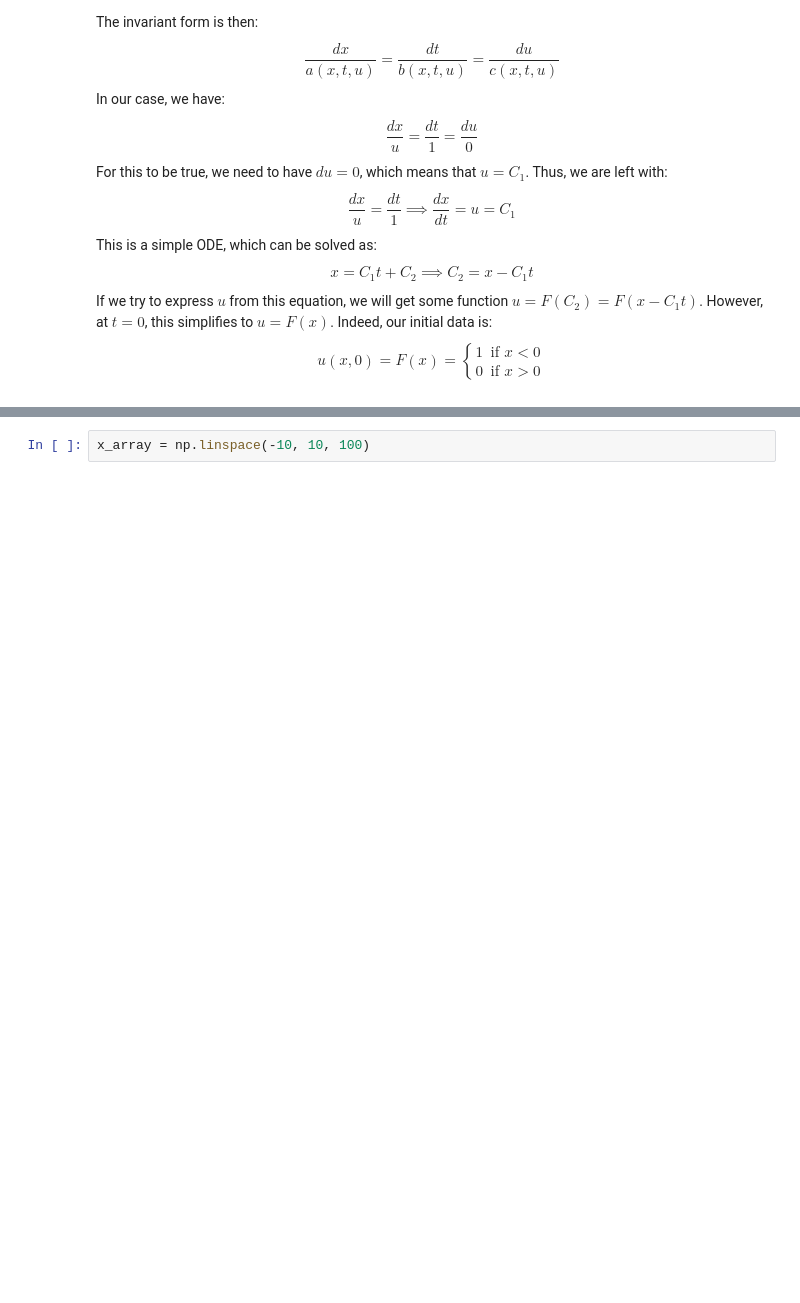
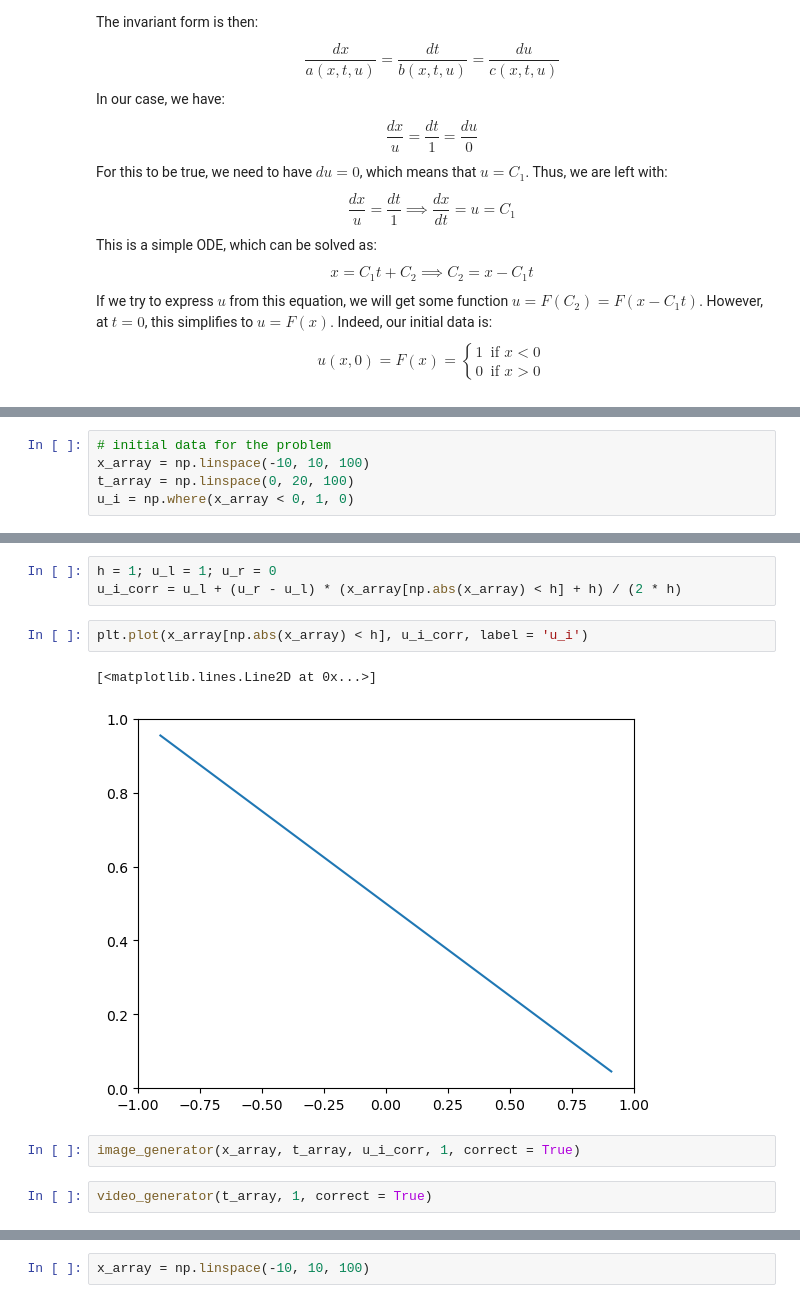
Before and after one commit to askoldvilkha/CompMethods_Astro23, a Jupyter notebook: HW6/hw6_VilkhaPaulBinu.ipynb, the cells around one changed output, grey strips where cells are left out. Cells and saved outputs as stored; diff of their text form; blank space fills up the shorter version.

```diff
--- a/HW6/hw6_VilkhaPaulBinu.ipynb
+++ b/HW6/hw6_VilkhaPaulBinu.ipynb
@@ -46,0 +50,5 @@ $$u(x, t) = \begin{cases} 1 & \text{if } x - \frac{1}{2} t < 0 \\ 0 & \text{if }
+# %%
+# initial data for the problem
+x_array = np.linspace(-10, 10, 100)
+t_array = np.linspace(0, 20, 100)
+u_i = np.where(x_array < 0, 1, 0)
@@ -60,0 +188,12 @@ $$u(x, t) = \begin{cases} 0 & \text{if } x < \frac{1}{2} t \\ 1 & \text{if } x >
+# %%
+h = 1; u_l = 1; u_r = 0
+u_i_corr = u_l + (u_r - u_l) * (x_array[np.abs(x_array) < h] + h) / (2 * h)
+# %%
+plt.plot(x_array[np.abs(x_array) < h], u_i_corr, label = 'u_i')
+# %% [output]
+[<matplotlib.lines.Line2D at 0x...>]
+[figure, added]
+# %%
+image_generator(x_array, t_array, u_i_corr, 1, correct = True)
+# %%
+video_generator(t_array, 1, correct = True)
```
Also changed, not shown: parts of 26 cells of this notebook.
